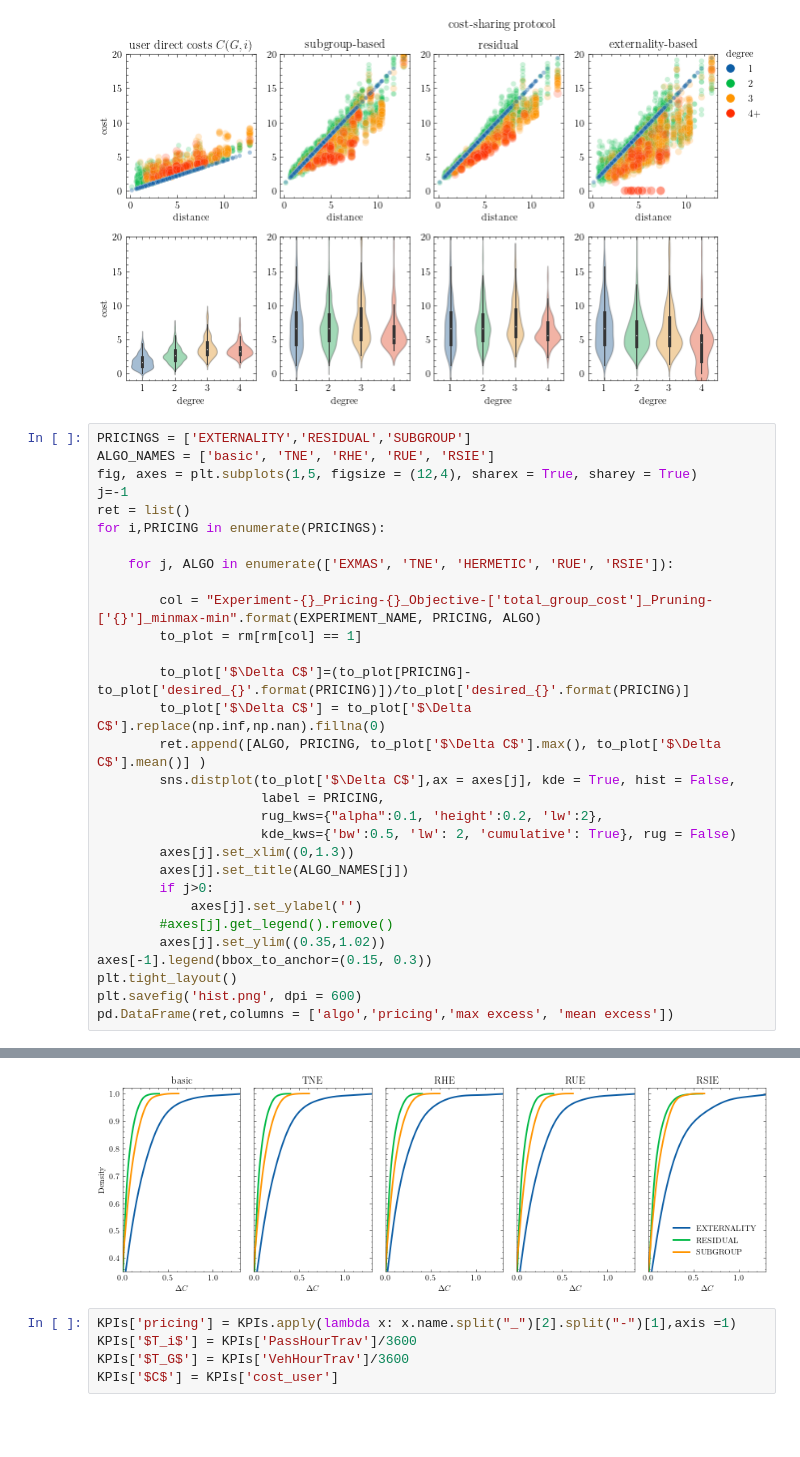
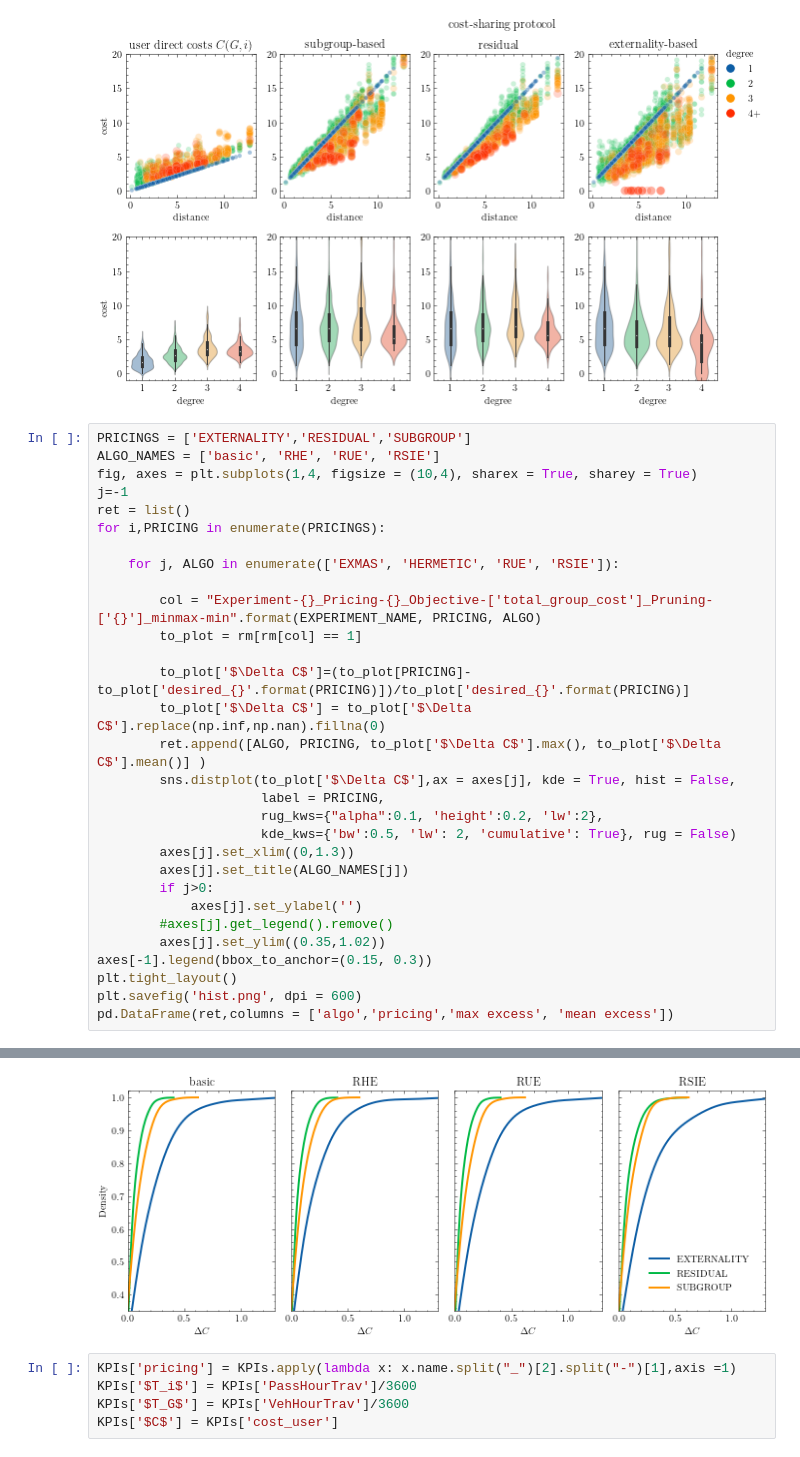
Before and after one commit to RafalKucharskiPK/ExMAS, a Jupyter notebook: ExMAS/spinoffs/game/01_results.ipynb, the cells around one changed output, grey strips where cells are left out. Cells and saved outputs as stored; diff of their text form; blank space fills up the shorter version.

```diff
--- a/ExMAS/spinoffs/game/01_results.ipynb
+++ b/ExMAS/spinoffs/game/01_results.ipynb
@@ -227,13 +227,13 @@ plt.savefig('scatters.png')
 [figure]
 # %%
 PRICINGS = ['EXTERNALITY','RESIDUAL','SUBGROUP']
-ALGO_NAMES = ['basic', 'TNE', 'RHE', 'RUE', 'RSIE']
-fig, axes = plt.subplots(1,5, figsize = (12,4), sharex = True, sharey = True)
+ALGO_NAMES = ['basic', 'RHE', 'RUE', 'RSIE']
+fig, axes = plt.subplots(1,4, figsize = (10,4), sharex = True, sharey = True)
 j=-1
 ret = list()
 for i,PRICING in enumerate(PRICINGS):
 
-    for j, ALGO in enumerate(['EXMAS', 'TNE', 'HERMETIC', 'RUE', 'RSIE']):
+    for j, ALGO in enumerate(['EXMAS', 'HERMETIC', 'RUE', 'RSIE']):
 
         col = "Experiment-{}_Pricing-{}_Objective-['total_group_cost']_Pruning-['{}']_minmax-min".format(EXPERIMENT_NAME, PRICING, ALGO)
         to_plot = rm[rm[col] == 1]
@@ -275,4 +272,4 @@ pd.DataFrame(ret,columns = ['algo','pricing','max excess', 'mean excess'])
-[figure, old version]
+[figure, new version]
 # %%
 KPIs['pricing'] = KPIs.apply(lambda x: x.name.split("_")[2].split("-")[1],axis =1)
 KPIs['$T_i$'] = KPIs['PassHourTrav']/3600
```
Also changed, not shown: parts of 1 cell of this notebook, 2 other files.
